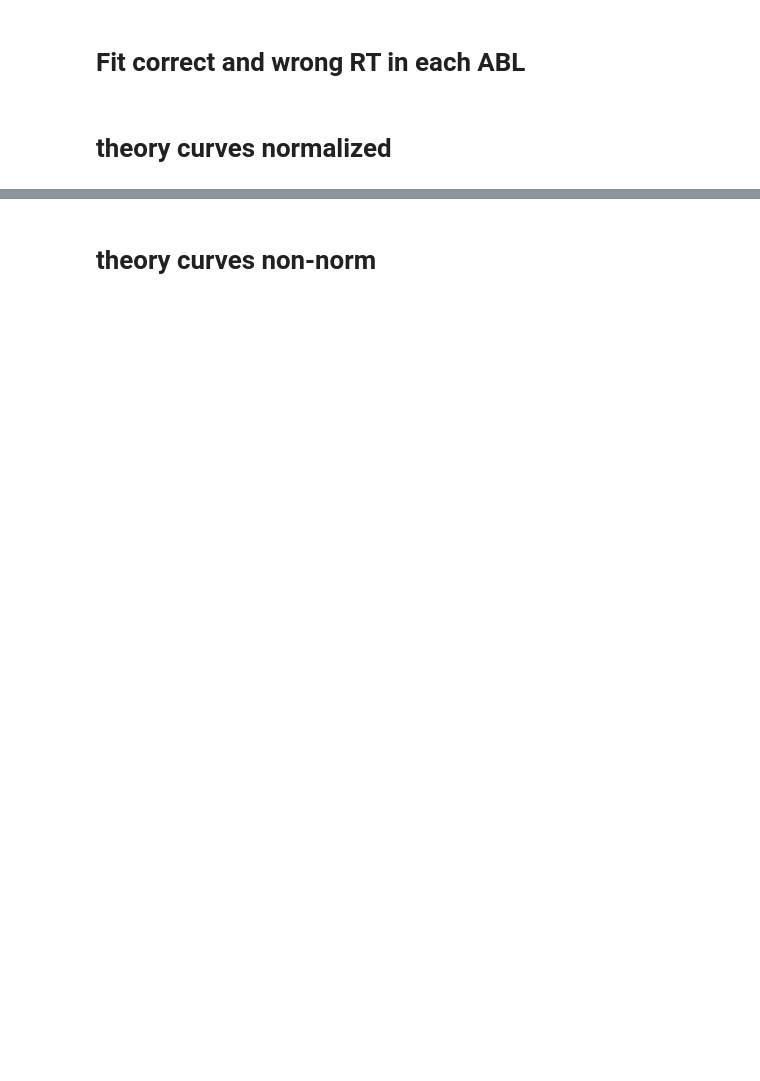
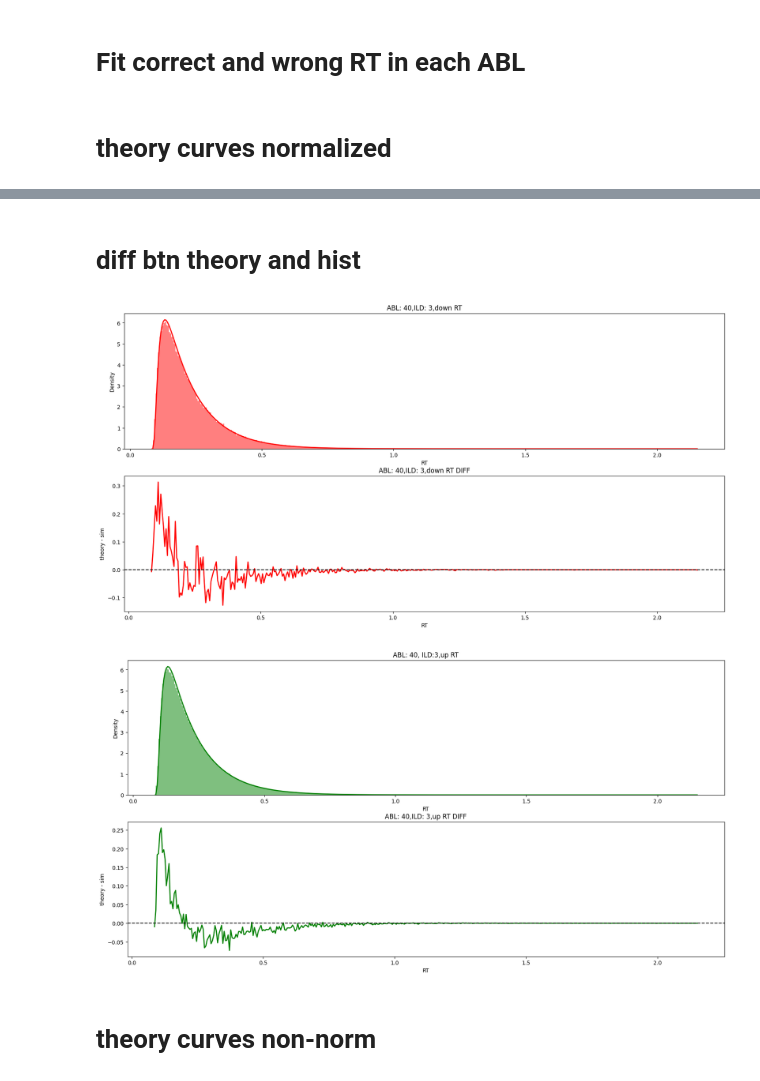
Before and after one commit to rakaar/ddm_codes, a Jupyter notebook: action_init_ddm/tied_model_fitting.ipynb, the cells around one changed output, grey strips where cells are left out. Saved outputs shown, nothing was run; the diff lists cells and outputs as text; code cells hidden in the pictures; blank space fills up the shorter version.

Commit message:
VBMC with TIED corrected

```diff
--- a/action_init_ddm/tied_model_fitting.ipynb
+++ b/action_init_ddm/tied_model_fitting.ipynb
@@ -94,2 +88,67 @@ for i in range(len(ABLs_unique)):
+# %% [markdown]
+# diff btn theory and hist
+# %%
+bin_width = 5e-3
+bins = np.arange(min(RT_arr), max(RT_arr) + bin_width, bin_width)
+t_pts = bins[:-1] + bin_width/2
+
+ILD = ILD_arr[0]
+for i in range(len(ABLs_unique)):
+    ABL_i = ABLs_unique[i]
+    choices_ABL_i = choices_by_ABL[ABL_i]
+    RTs_ABL_i = RTs_by_ABL[ABL_i]
+
+    choices_down_ABL_i_idx = np.where(choices_ABL_i == -1)[0]
+    RTs_down_ABL_i = RTs_ABL_i[choices_down_ABL_i_idx]
+
+    choices_up_ABL_i_idx = np.where(choices_ABL_i == 1)[0]
+    RTs_up_ABL_i = RTs_ABL_i[choices_up_ABL_i_idx]
+    PDF_RT_ABL_i_down = [rho_E_minus_small_t_NORM_TIED_fn(t, ILD, ABL_i, rate_lambda, theta_E, T_0, t_non_decision, K_max) for t in t_pts]
+    integral_norm_term = np.array(quad(rho_E_minus_small_t_NORM_TIED_fn, 0, np.inf, args=(ILD, ABL_i, rate_lambda, theta_E, T_0, t_non_decision, K_max))[0])
+
+    PDF_RT_ABL_i_down_norm = PDF_RT_ABL_i_down/integral_norm_term
+
+    PDF_RT_ABL_i_up = [rho_E_minus_small_t_NORM_TIED_fn(t, ILD, ABL_i, rate_lambda, -theta_E, T_0, t_non_decision, K_max) for t in t_pts]
+    integral_norm_term = np.array(quad(rho_E_minus_small_t_NORM_TIED_fn, 0, np.inf, args=(ILD, ABL_i, rate_lambda, -theta_E, T_0, t_non_decision, K_max))[0])
+    PDF_RT_ABL_i_up_norm = PDF_RT_ABL_i_up/integral_norm_term
+
+    plt.figure(figsize=(20,10))
+    # theory and sim
+    plt.subplot(2,1,1)
+
+    down_hist, down_bins = np.histogram(RTs_down_ABL_i, bins=bins, density=True)
+    plt.bar(down_bins[:-1], down_hist, width=bin_width, color='r', alpha=0.5);
+
+    plt.plot(t_pts, PDF_RT_ABL_i_down_norm, color='r', linewidth=2);
+    plt.title(f'ABL: {ABL_i},ILD: {ILD},down RT'); plt.xlabel('RT'); plt.ylabel('Density');
+
+    # theory - sim
+    plt.subplot(2,1,2)
+
+    diff_down = PDF_RT_ABL_i_down_norm - down_hist
+    plt.plot(t_pts, diff_down, color='r', linewidth=2);
+    plt.axhline(0, color='k', linestyle='--')
+    plt.xlabel('RT'); plt.ylabel('theory - sim');plt.title(f'ABL: {ABL_i},ILD: {ILD},down RT DIFF');
+
+    plt.figure(figsize=(20,10))
+    # thoery and sim
+    plt.subplot(2,1,1)
+
+    up_hist, up_bins = np.histogram(RTs_up_ABL_i, bins=bins, density=True)
+    plt.bar(up_bins[:-1], up_hist, width=bin_width, color='g', alpha=0.5);
+
+    plt.plot(t_pts, PDF_RT_ABL_i_up_norm, color='g', linewidth=2);
+    plt.title(f'ABL: {ABL_i}, ILD:{ILD},up RT'); plt.xlabel('RT'); plt.ylabel('Density');
+
+    # theory - sim
+    plt.subplot(2,1,2)
+    diff_up = PDF_RT_ABL_i_up_norm - up_hist
+
+    plt.plot(t_pts, diff_up, color='g', linewidth=2);
+    plt.axhline(0, color='k', linestyle='--')
+    plt.xlabel('RT'); plt.ylabel('theory - sim');plt.title(f'ABL: {ABL_i},ILD: {ILD},up RT DIFF');
+# %% [output]
+[figure, added]
+[figure, added]
 # %% [markdown]
 # theory curves non-norm
```
Also changed, not shown: parts of 7 cells of this notebook, 4 other files.
